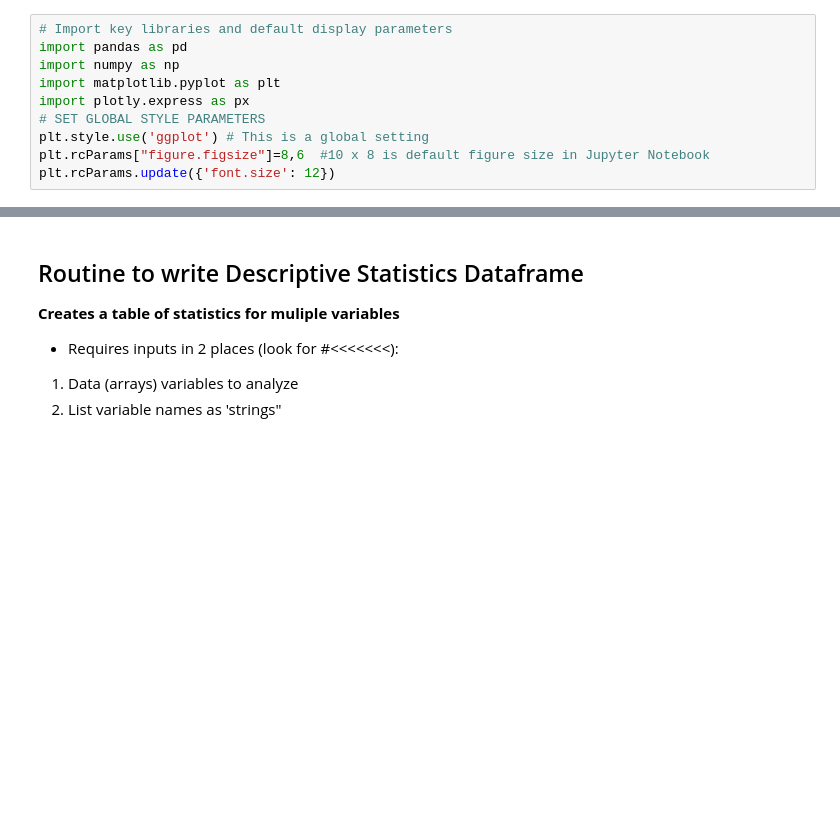
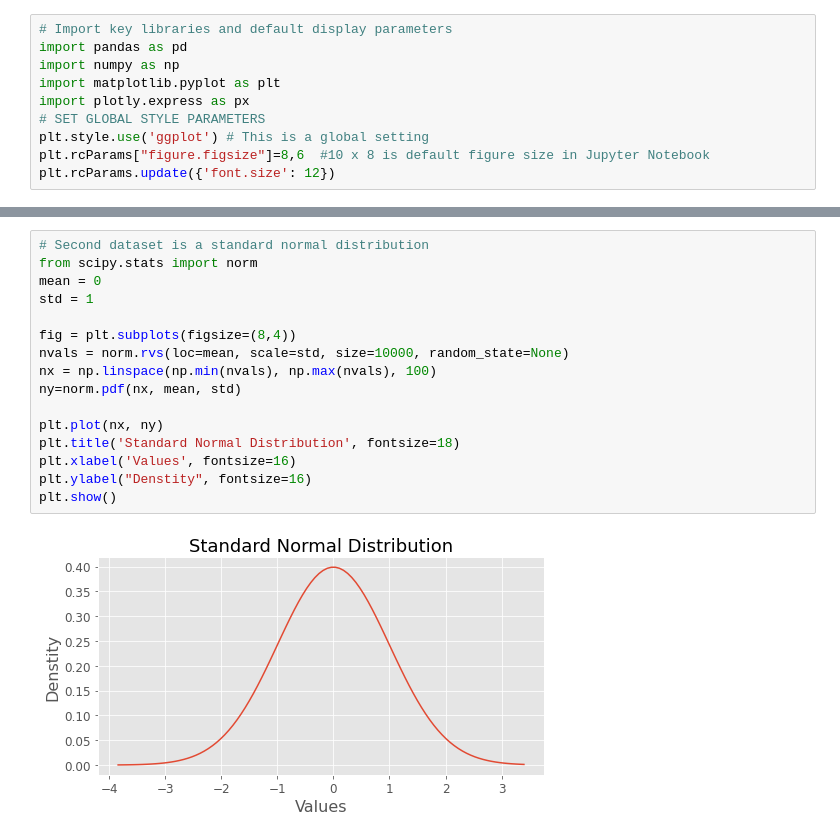
Before and after one commit to dmadvoc/Snipets, a Jupyter notebook: Stats_Table.ipynb, the cells around one changed output, grey strips where cells are left out. Drawn from its saved outputs; the diff is of its cells as text; blank space fills up the shorter version.

```diff
--- a/Stats_Table.ipynb
+++ b/Stats_Table.ipynb
@@ -57,6 +103,18 @@ lkoeb=np.log(koeb)
-# %% [markdown]
-##  Routine to write Descriptive Statistics Dataframe
-**Creates a table of statistics for muliple variables**
-- Requires inputs in 2 places (look for #<<<<<<<):
-1) Data (arrays) variables to analyze
-2) List variable names as 'strings"
+# %%
+# Second dataset is a standard normal distribution
+from scipy.stats import norm
+mean = 0
+std = 1
+
+fig = plt.subplots(figsize=(8,4))
+nvals = norm.rvs(loc=mean, scale=std, size=10000, random_state=None)
+nx = np.linspace(np.min(nvals), np.max(nvals), 100)
+ny=norm.pdf(nx, mean, std)
+
+plt.plot(nx, ny)
+plt.title('Standard Normal Distribution', fontsize=18)
+plt.xlabel('Values', fontsize=16)
+plt.ylabel("Denstity", fontsize=16)
+plt.show()
+# %% [output]
+[figure, added]
```
Also changed, not shown: parts of 16 cells of this notebook.
